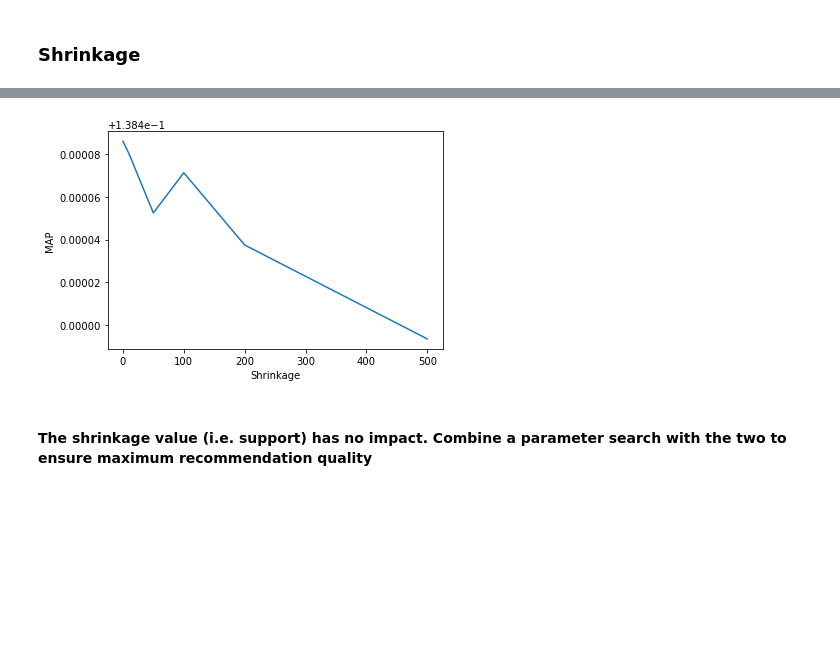
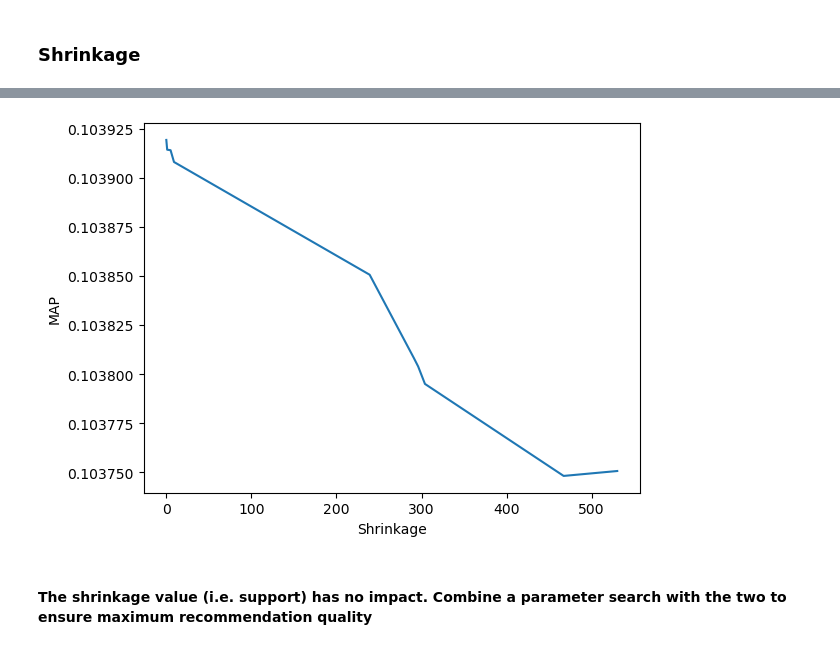
Before and after one commit to MaurizioFD/RecSys_Course_AT_PoliMi, a Jupyter notebook: Practice 04 - Collaborative Filtering.ipynb, the cells around one changed output, grey strips where cells are left out. Drawn from its saved outputs; the diff is of its cells as text; code cells hidden in the pictures; blank space fills up the shorter version.

```diff
--- a/Practice 04 - Collaborative Filtering.ipynb
+++ b/Practice 04 - Collaborative Filtering.ipynb
@@ -185,17 +185,20 @@ Reasonable implementation speed is 285.33 usr/sec
 # %% [markdown]
 #### Number of neighbors
 # %%
+import pandas as pd
+from scipy.stats import loguniform
 from Recommenders.KNN.ItemKNNCFRecommender import ItemKNNCFRecommender
 
-x_tick = [10, 50, 100, 200, 500]
-MAP_per_k = []
+hyperparameter_search_rnd = pd.DataFrame(columns = ["k", "MAP"])
+hyperparameter_search_rnd["k"] = loguniform.rvs(10, 1000, size=11).astype(int)
+hyperparameter_search_rnd = hyperparameter_search_rnd.sort_values(by="k")
 
-for topK in x_tick:
+for index in hyperparameter_search_rnd.index:
 
     recommender = ItemKNNCFRecommender(URM_train)
-    recommender.fit(shrink=0.0, topK=topK)
+    recommender.fit(shrink=0.0, topK=hyperparameter_search_rnd.loc[index,"k"])
 
     result_df, _ = evaluator_validation.evaluateRecommender(recommender)
 
-    MAP_per_k.append(result_df.loc[10]["MAP"])
+    hyperparameter_search_rnd.loc[index,"MAP"] = result_df.loc[10]["MAP"]
 # %% [output]
@@ -227,15 +232,3 @@ pyplot.show()
 #### Different datasets will behave in different ways.
 # %% [markdown]
 ### Shrinkage
-# %%
-x_tick = [0, 10, 50, 100, 200, 500]
-MAP_per_shrinkage = []
-
-for shrink in x_tick:
-
-    recommender = ItemKNNCFRecommender(URM_train)
-    recommender.fit(shrink=shrink, topK=100)
-
-    result_df, _ = evaluator_validation.evaluateRecommender(recommender)
-
-    MAP_per_shrinkage.append(result_df.loc[10]["MAP"])
@@ -260,0 +235,3 @@ EvaluatorHoldout: Processed 69796 (100.0%) in 56.93 sec. Users per second: 1226
+# %%
+best_k_value = hyperparameter_search_rnd.loc[hyperparameter_search_rnd["MAP"].astype(float).idxmax()]
+best_k_value
@@ -260,0 +242,15 @@ EvaluatorHoldout: Processed 69796 (100.0%) in 56.93 sec. Users per second: 1226
+# %%
+hyperparameter_search_rnd = pd.DataFrame(columns = ["k", "shrink", "MAP"])
+hyperparameter_search_rnd["shrink"] = loguniform.rvs(0.1, 1000, size=11).astype(int)
+hyperparameter_search_rnd = hyperparameter_search_rnd.sort_values(by="shrink")
+hyperparameter_search_rnd["k"] = best_k_value["k"]
+
+for index in hyperparameter_search_rnd.index:
+
+    recommender = ItemKNNCFRecommender(URM_train)
+    recommender.fit(shrink=hyperparameter_search_rnd.loc[index,"shrink"],
+                    topK=hyperparameter_search_rnd.loc[index,"k"])
+
+    result_df, _ = evaluator_validation.evaluateRecommender(recommender)
+
+    hyperparameter_search_rnd.loc[index, "MAP"] = result_df.loc[10]["MAP"]
@@ -261,10 +275,10 @@ EvaluatorHoldout: Processed 69796 (100.0%) in 56.93 sec. Users per second: 1226
 # %%
-pyplot.plot(x_tick, MAP_per_shrinkage)
+pyplot.plot(hyperparameter_search_rnd["shrink"].values, hyperparameter_search_rnd["MAP"].values)
 pyplot.ylabel('MAP')
 pyplot.xlabel('Shrinkage')
 pyplot.show()
 # %% [output]
-[figure, old version]
+[figure, new version]
 # %% [markdown]
 #### The shrinkage value (i.e. support) has no impact. Combine a parameter search with the two to ensure maximum recommendation quality
 # %% [markdown]
```
Also changed, not shown: parts of 45 cells of this notebook.
